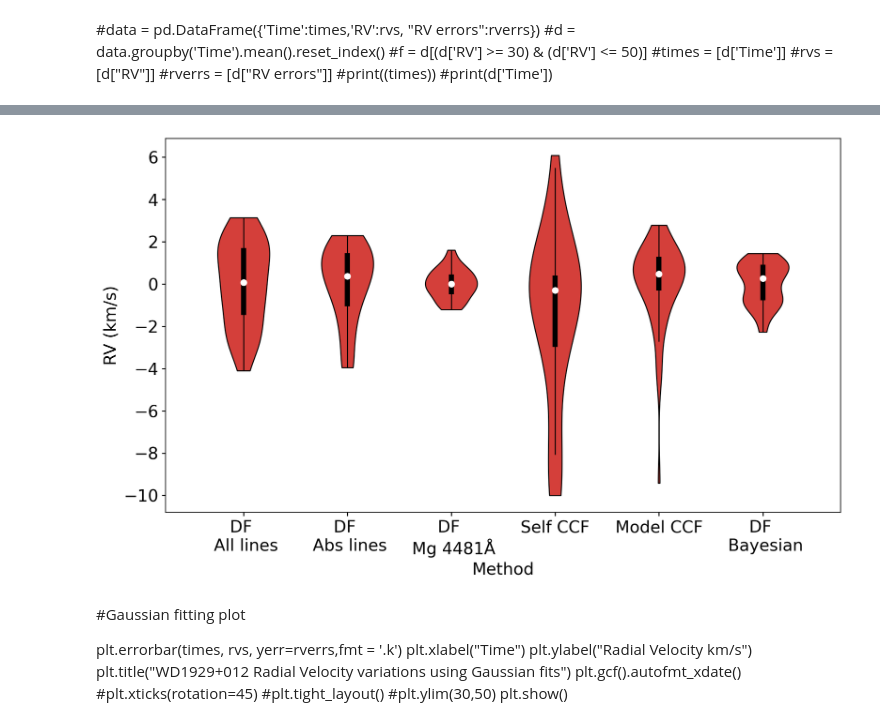
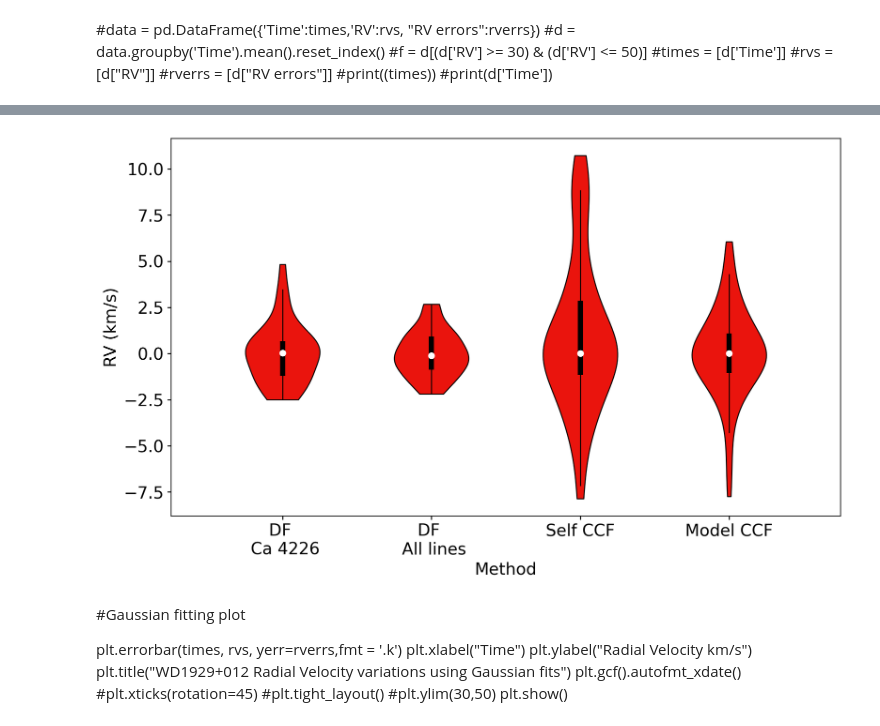
Before and after one commit to omrinolansupersharp/RadVel, a Jupyter notebook: Salt_Data_readin_radial_velocity.ipynb, the cells around one changed output, grey strips where cells are left out. Cells and saved outputs as stored; diff of their text form; code cells hidden in the pictures.

```diff
--- a/Salt_Data_readin_radial_velocity.ipynb
+++ b/Salt_Data_readin_radial_velocity.ipynb
@@ -3762,11 +3471,11 @@ for j in r_files:
 # %%
 from PIL import Image
 
-output_dir = "/data/wdplanetary/omri/Output/bigspectraplots/"
+output_dir = r"C:\Users\OmriNolan\OneDrive - SUPER-SHARP Space Systems Limited\Documents\Paper_project\Results\bigspectraplots"
 os.makedirs(output_dir, exist_ok=True)
 
 for line in b_lines:
-    plot_dir = "/data/wdplanetary/omri/Output/Gaussianline/red/"
+    plot_dir = r"C:\Users\OmriNolan\OneDrive - SUPER-SHARP Space Systems Limited\Documents\Paper_project\Results\Gaussianline\red"
     sub_dir = f"{line[0]}/"
     sub_dir_path = os.path.join(plot_dir, sub_dir)
 
@@ -3826,7 +3535,7 @@ for file in png_files:
 
 from pdf2image import convert_from_path
 # %%
-file_path = '/data/wdplanetary/omri/Output/bigspectraplots/H_4860_2_combined_fits.pdf'
+file_path = r"C:\Users\OmriNolan\OneDrive - SUPER-SHARP Space Systems Limited\Documents\Paper_project\Results\bigspectraplots\H_4860_2_combined_fits.pdf'
 image_file = 'H_4860_2_combined_fits.png'
 
 # Convert the PDF file to an image
@@ -3867,13 +3576,13 @@ for i in range(num_plots):
     p.save(filename=f'/data/wdplanetary/omri/Output/Gaussianfits_mgII_4481_epoch_{i}.png', dpi=300)
 # %%
 #stacked plot creation
-#data = pd.read_csv("/data/wdplanetary/omri/Output/resultfiles/WD1929/Voigt_fitting/only_mg_line/snr_cutoff_16.05612842459828/2021-04-21T03:09:52.703/4481.185.txt", sep='\t')
+#data = pd.read_csv(r"C:\Users\OmriNolan\OneDrive - SUPER-SHARP Space Systems Limited\Documents\Paper_project\Results/resultfiles/WD1929/Voigt_fitting/only_mg_line/snr_cutoff_16.05612842459828/2021-04-21T03:09:52.703/4481.185.txt", sep='\t')
 #data = pd.DataFrame({"Wavelength":(gwav),"Normalized Data": (gdata/p_result), "Voigt fit": (result.best_fit/p_result), "Time": t, "SNR": snr, "Depth": depth, "RV": rv, "Error": err}) #[t],[snr], [depth], [rv], [err]])
 
 line = 6562.79
 
-salt_root_dir = '/data/wdplanetary/omri/Output/resultfiles/WD1929/Voigt_fitting/red_lines/corrected_for_pixel/'  # Replace this with the path to your root directory
-mike_root_dir = '/data/wdplanetary/omri/Output/resultfiles/WD1929/MIKE_Voigt_fitting/all_lines/'
+salt_root_dir = r"C:\Users\OmriNolan\OneDrive - SUPER-SHARP Space Systems Limited\Documents\Paper_project\Results\Voigt_fitting\red_lines\corrected_for_pixel\'  # Replace this with the path to your root directory
+mike_root_dir = r"C:\Users\OmriNolan\OneDrive - SUPER-SHARP Space Systems Limited\Documents\Paper_project\Results\MIKE_Voigt_fitting\all_lines\'
 # Initialize an empty list to store file paths
 plot_files = []
 # Walk through all directories and subdirectories
@@ -4119,0 +3831,16 @@ voigt_data = np.array((all_lines - np.mean(all_lines), abs_lines - np.mean(abs_l
+# %%
+#data from voigt fitting
+ca_4226 = np.loadtxt(r"C:\Users\OmriNolan\OneDrive - SUPER-SHARP Space Systems Limited\Documents\Paper_project\Results\SALT_Voigt\ca_4226.txt",delimiter=' ', usecols = [1])#,skiprows= 1,usecols = [1])
+#abs_lines = np.loadtxt("//data/wdplanetary/omri/Output/resultfiles/SALT_Voigt/reruns/abs_lines_for_table.txt",delimiter='\t',skiprows= 1,usecols = [1])
+all_lines = np.loadtxt(r"C:\Users\OmriNolan\OneDrive - SUPER-SHARP Space Systems Limited\Documents\Paper_project\Results\SALT_Voigt\all_lines.txt", delimiter=' ', usecols = [1])#,skiprows= 1,usecols = [1])
+selfccf = np.loadtxt(r"C:\Users\OmriNolan\OneDrive - SUPER-SHARP Space Systems Limited\Documents\Paper_project\Results\Self_cc\blue_spec_salt.txt",delimiter=' ')
+modelccf = np.loadtxt(r"C:\Users\OmriNolan\OneDrive - SUPER-SHARP Space Systems Limited\Documents\Paper_project\Results\Model_cc\blue_spec_abs_lines_t_datetime.txt",delimiter=' ',skiprows= 1)
+#bayesian = np.loadtxt(r"C:\Users\OmriNolan\OneDrive - SUPER-SHARP Space Systems Limited\Documents\Paper_project\Results/resultfiles/bayesian/first_try_two_lines.txt",delimiter=' ') ,bayesian[:,1] - np.mean(bayesian[:,1])
+
+#print(selfccf[1])
+#print(len(ca_4226), len(all_lines), len(selfccf[1]), len(modelccf[1]))
+voigt_data = [all_lines - np.mean(all_lines), ca_4226 - np.mean(ca_4226), selfccf[1], modelccf[1] - np.mean(modelccf[1])]
+#voigt_data = np.array((all_lines - np.mean(all_lines), ca_4226 - np.mean(ca_4226), selfccf[1], modelccf[1] - np.mean(modelccf[1]) ))
+print(voigt_data)
+np.sqrt(np.mean(np.square(all_lines)))
+print(np.mean(all_lines),np.std(all_lines),np.sqrt(np.mean(np.square(all_lines))),np.mean(ca_4226),np.std(ca_4226),np.sqrt(np.mean(np.square(ca_4226))),np.std(selfccf[1]),np.sqrt(np.mean(np.square(selfccf[1]))),np.mean(modelccf[1]),np.std(modelccf[1]),np.sqrt(np.mean(np.square(modelccf[1]))))
@@ -4135,7 +3880,7 @@ def set_axis_style(ax, labels):
     ax.set_xlabel("Method")
 
 #figure(figsize=(10, 8), dpi=400) format for adding the
-fig, ax = plt.subplots(nrows=1, ncols=1, figsize=(10, 6), dpi= 200,sharey=True,constrained_layout=True)
+fig, ax = plt.subplots(nrows=1, ncols=1, figsize=(10, 6), dpi= 200,constrained_layout=True)
 
 #ax.set_title('Violin plot')
 parts = ax.violinplot(
@@ -4143,38 +3888,38 @@ parts = ax.violinplot(
         showextrema=False)
 
 for pc in parts['bodies']:
-    pc.set_facecolor('#D43F3A')
+    pc.set_facecolor("#EA140D")
     pc.set_edgecolor('black')
     pc.set_alpha(1)
 
 # Initialize lists to store quartiles and adjacent values for each column
 all_quartile1 = []
 all_medians = []
 all_quartile3 = []
 all_whiskers_min = []
 all_whiskers_max = []
 
 # Iterate over each column and calculate quartiles and adjacent values
 for column in voigt_data:
     q1, median, q3 = np.percentile(column, [25, 50, 75])
     all_quartile1.append(q1)
     all_medians.append(median)
     all_quartile3.append(q3)
     whiskers = adjacent_values(np.sort(column), q1, q3)
     all_whiskers_min.append(whiskers[0])
     all_whiskers_max.append(whiskers[1])
 
 inds = np.arange(1, len(all_medians) + 1)
 ax.scatter(inds, all_medians, marker='o', color='white', s=30, zorder=3)
 ax.vlines(inds, all_quartile1, all_quartile3, color='k', linestyle='-', lw=5)
 ax.vlines(inds, all_whiskers_min, all_whiskers_max, color='k', linestyle='-', lw=1)
 
 # set style for the axes
-labels = ['DF \n All lines', 'DF \n Abs lines', 'DF \n Mg 4481Å', "Self CCF", 'Model CCF','DF \n Bayesian']
+labels = ['DF \n Ca 4226', 'DF \n All lines', "Self CCF", 'Model CCF']
 set_axis_style(ax, labels)
 
 #plt.subplots_adjust(bottom=0.15, wspace=0.05)
-#plt.savefig("/data/wdplanetary/omri/Output/violinplots/voigt_comparisons.pdf")
+#plt.savefig(r"C:\Users\OmriNolan\OneDrive - SUPER-SHARP Space Systems Limited\Documents\Paper_project\Results/violinplots/voigt_comparisons.pdf")
 plt.show()
 # %% [output]
-[figure, old version]
+[figure, new version]
```
Also changed, not shown: parts of 40 cells of this notebook, 11 other files.
